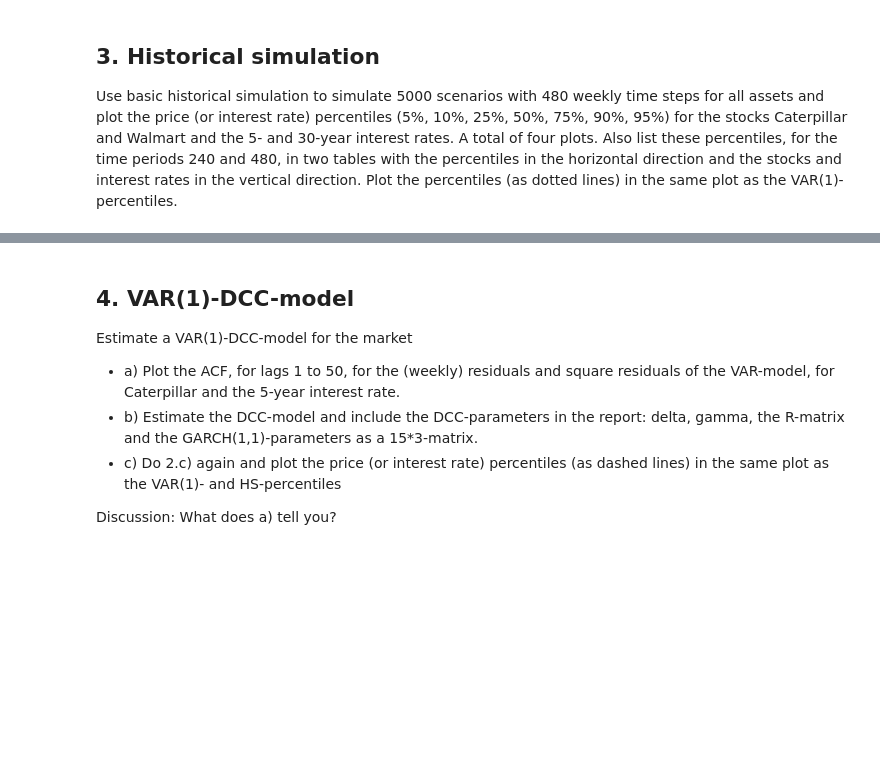
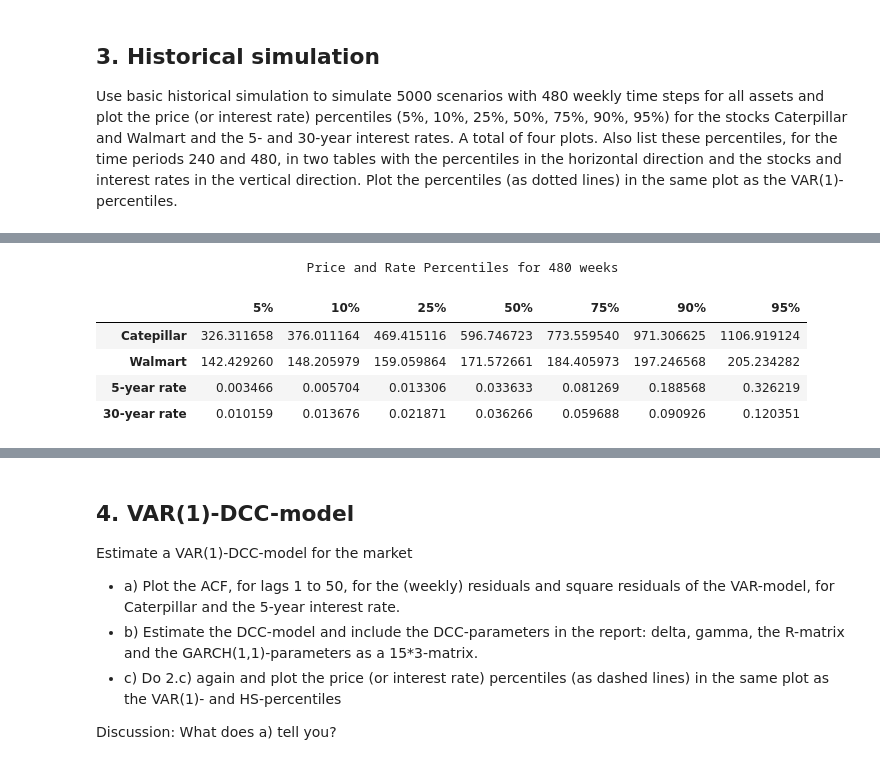
Before and after one commit to JohanHerbert/Lab2_ERM, a Jupyter notebook: Lab2_notebook.ipynb, the cells around one changed output, grey strips where cells are left out. Cells and saved outputs as stored; diff of their text form; code cells hidden in the pictures; blank space fills up the shorter version.

```diff
--- a/Lab2_notebook.ipynb
+++ b/Lab2_notebook.ipynb
@@ -262,0 +337,18 @@ rates in the vertical direction. Plot the percentiles (as dotted lines) in the s
+# %%
+fullTableDf = pd.DataFrame(columns=percentiles)
+fullTableDf.loc['Catepillar'] = catepillarPercentile[479,:]
+fullTableDf.loc['Walmart'] = walmartPercentile[479,:]
+fullTableDf.loc['5-year rate'] = fiveYearPercentile[479,:]
+fullTableDf.loc['30-year rate'] = thirtyYearPercentile[479,:]
+
+title = "                           Price and Rate Percentiles for 480 weeks"
+
+print(title)
+fullTableDf
+# %% [output]
+                           Price and Rate Percentiles for 480 weeks
+|  | 5% | 10% | 25% | 50% | 75% | 90% | 95% |
+| Catepillar | 326.311658 | 376.011164 | 469.415116 | 596.746723 | 773.559540 | 971.306625 | 1106.919124 |
+| Walmart | 142.429260 | 148.205979 | 159.059864 | 171.572661 | 184.405973 | 197.246568 | 205.234282 |
+| 5-year rate | 0.003466 | 0.005704 | 0.013306 | 0.033633 | 0.081269 | 0.188568 | 0.326219 |
+| 30-year rate | 0.010159 | 0.013676 | 0.021871 | 0.036266 | 0.059688 | 0.090926 | 0.120351 |
```
Also changed, not shown: parts of 11 cells of this notebook.
